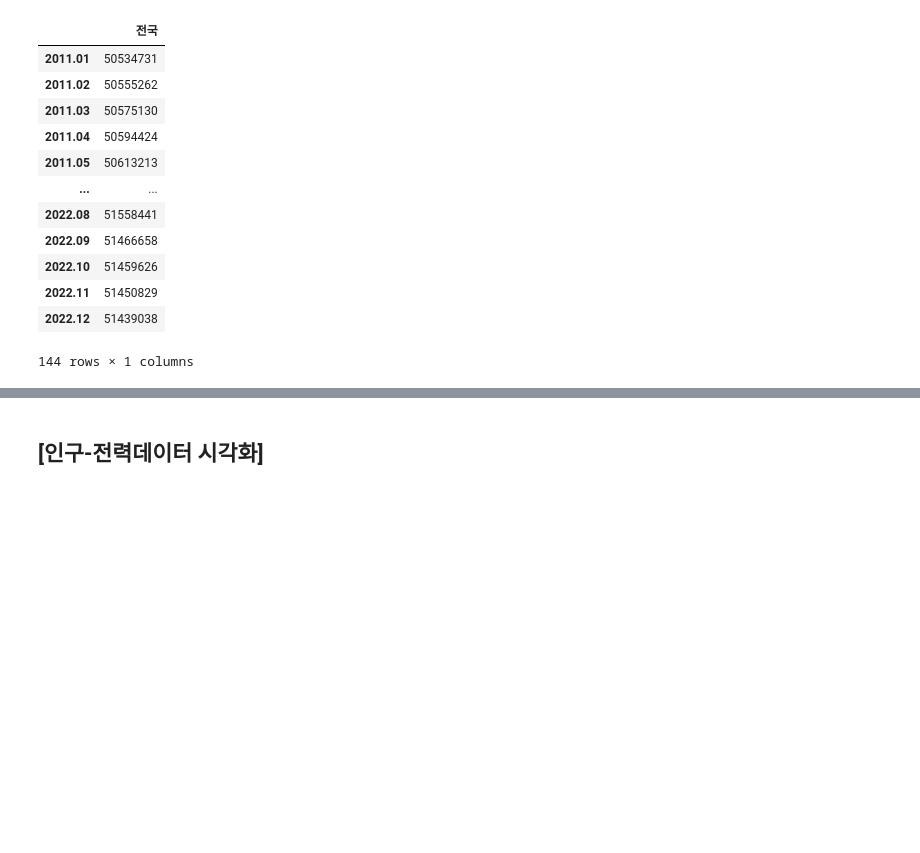
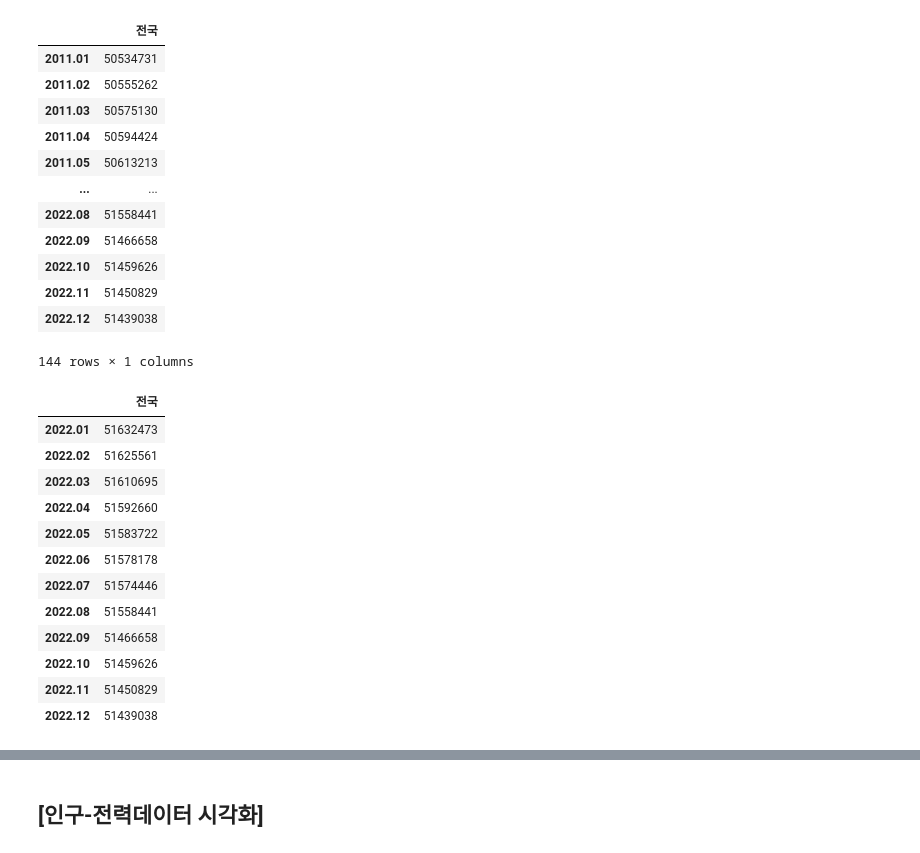
Before and after one commit to ThatHomr/project_2, a Jupyter notebook: project_2_file/ay_sprint2/pop_d.ipynb, the cells around one changed output, grey strips where cells are left out. Saved outputs shown, nothing was run; the diff lists cells and outputs as text; code cells hidden in the pictures; blank space fills up the shorter version.

```diff
--- a/project_2_file/ay_sprint2/pop_d.ipynb
+++ b/project_2_file/ay_sprint2/pop_d.ipynb
@@ -539,6 +541,22 @@ pop_con
 | 2022.11 | 51450829 |
 | 2022.12 | 51439038 |
 144 rows × 1 columns
+# %%
+pop_con.loc['2022.01':'2022.12']
+# %% [output]
+|  | 전국 |
+| 2022.01 | 51632473 |
+| 2022.02 | 51625561 |
+| 2022.03 | 51610695 |
+| 2022.04 | 51592660 |
+| 2022.05 | 51583722 |
+| 2022.06 | 51578178 |
+| 2022.07 | 51574446 |
+| 2022.08 | 51558441 |
+| 2022.09 | 51466658 |
+| 2022.10 | 51459626 |
+| 2022.11 | 51450829 |
+| 2022.12 | 51439038 |
 # %%
 fig = plt.figure(figsize=(10,4))
 
```
Also changed, not shown: parts of 30 cells of this notebook, 8 other files.
